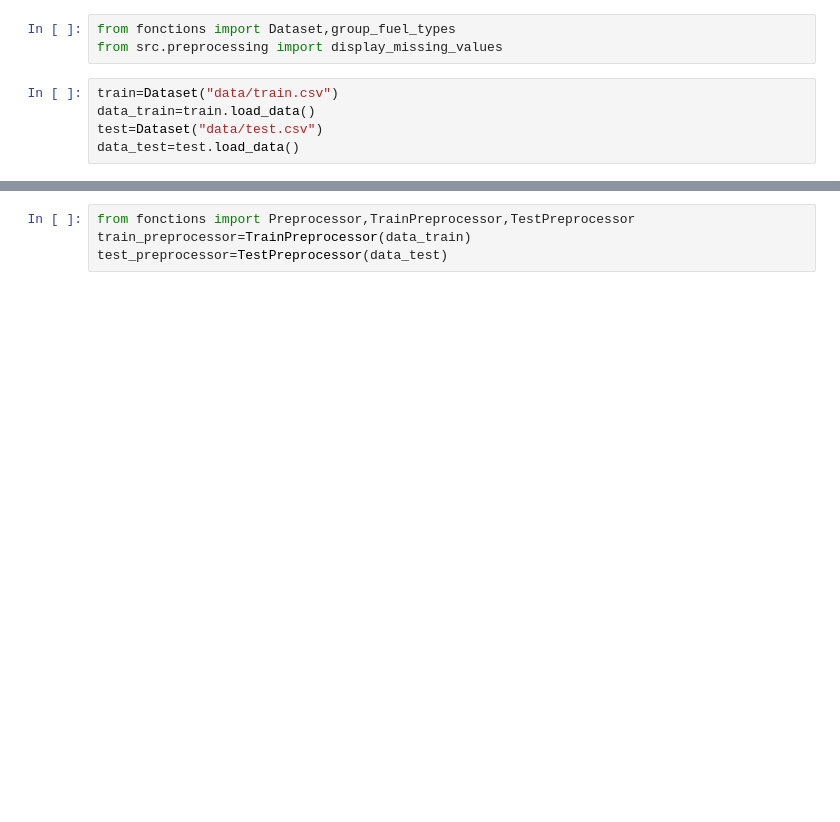
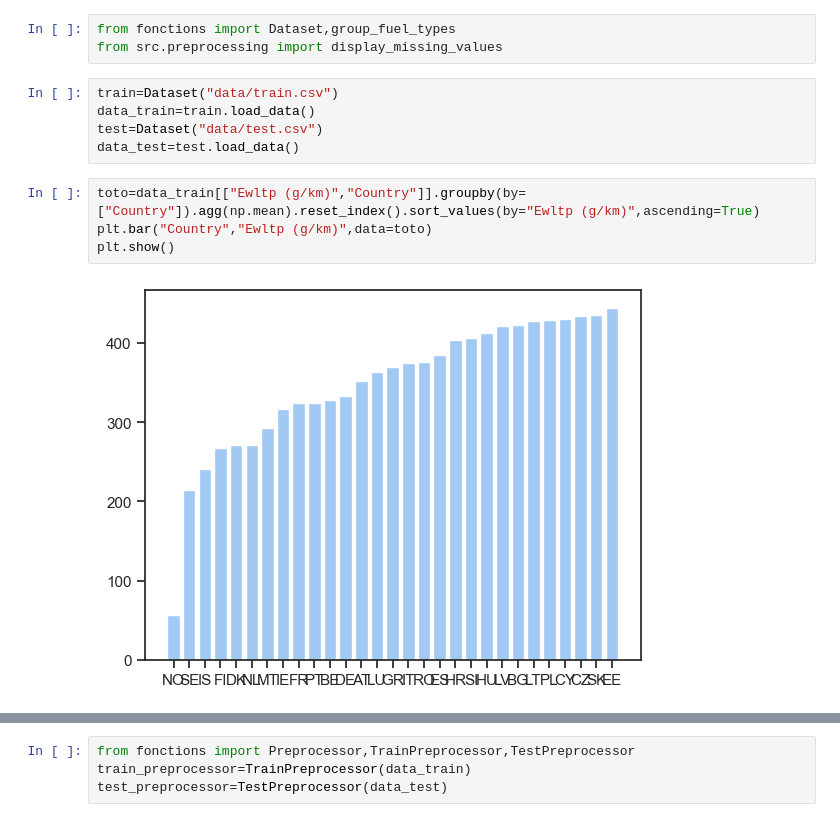
Before and after one commit to Naoyy/Challenge_Data_Mining, a Jupyter notebook: model_testing.ipynb, the cells around one changed output, grey strips where cells are left out. Drawn from its saved outputs; the diff is of its cells as text; blank space fills up the shorter version.

```diff
--- a/model_testing.ipynb
+++ b/model_testing.ipynb
@@ -21,3 +21,9 @@ train=Dataset("data/train.csv")
 data_train=train.load_data()
 test=Dataset("data/test.csv")
 data_test=test.load_data()
+# %%
+toto=data_train[["Ewltp (g/km)","Country"]].groupby(by=["Country"]).agg(np.mean).reset_index().sort_values(by="Ewltp (g/km)",ascending=True)
+plt.bar("Country","Ewltp (g/km)",data=toto)
+plt.show()
+# %% [output]
+[figure, added]
```
Also changed, not shown: parts of 22 cells of this notebook, 2 other files.
